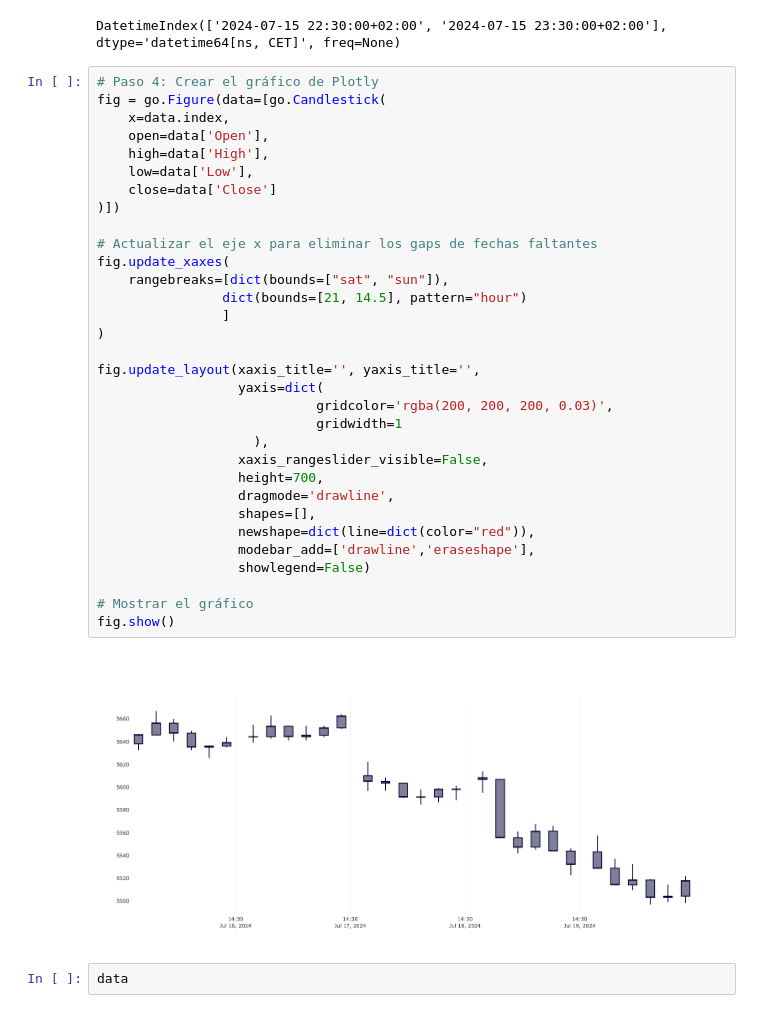
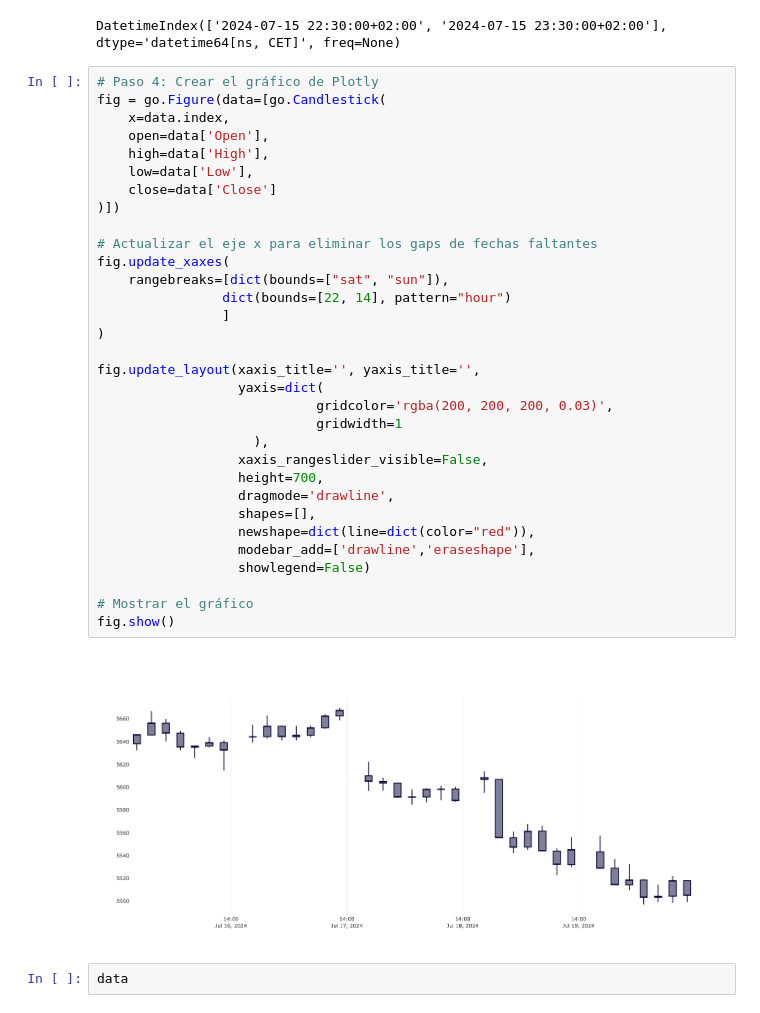
Before and after one commit to f1se4/investor, a Jupyter notebook: Tests.ipynb, the cells around one changed output. Cells and saved outputs as stored; diff of their text form.

```diff
--- a/Tests.ipynb
+++ b/Tests.ipynb
@@ -48,35 +48,35 @@ DatetimeIndex(['2024-07-15 22:30:00+02:00', '2024-07-15 23:30:00+02:00'], dtype=
 fig = go.Figure(data=[go.Candlestick(
     x=data.index,
     open=data['Open'],
     high=data['High'],
     low=data['Low'],
     close=data['Close']
 )])
 
 # Actualizar el eje x para eliminar los gaps de fechas faltantes
 fig.update_xaxes(
     rangebreaks=[dict(bounds=["sat", "sun"]),
-                dict(bounds=[21, 14.5], pattern="hour")
+                dict(bounds=[22, 14], pattern="hour")
                 ]
 )
 
 fig.update_layout(xaxis_title='', yaxis_title='',
                   yaxis=dict(
                             gridcolor='rgba(200, 200, 200, 0.03)',
                             gridwidth=1
                     ),
                   xaxis_rangeslider_visible=False,
                   height=700,
                   dragmode='drawline',
                   shapes=[],
                   newshape=dict(line=dict(color="red")),
                   modebar_add=['drawline','eraseshape'],
                   showlegend=False)
 
 # Mostrar el gráfico
 fig.show()
 # %% [output]
-[figure, old version]
+[figure, new version]
 # %%
 data
 # %% [output]
```
Also changed, not shown: parts of 1 cell of this notebook.
